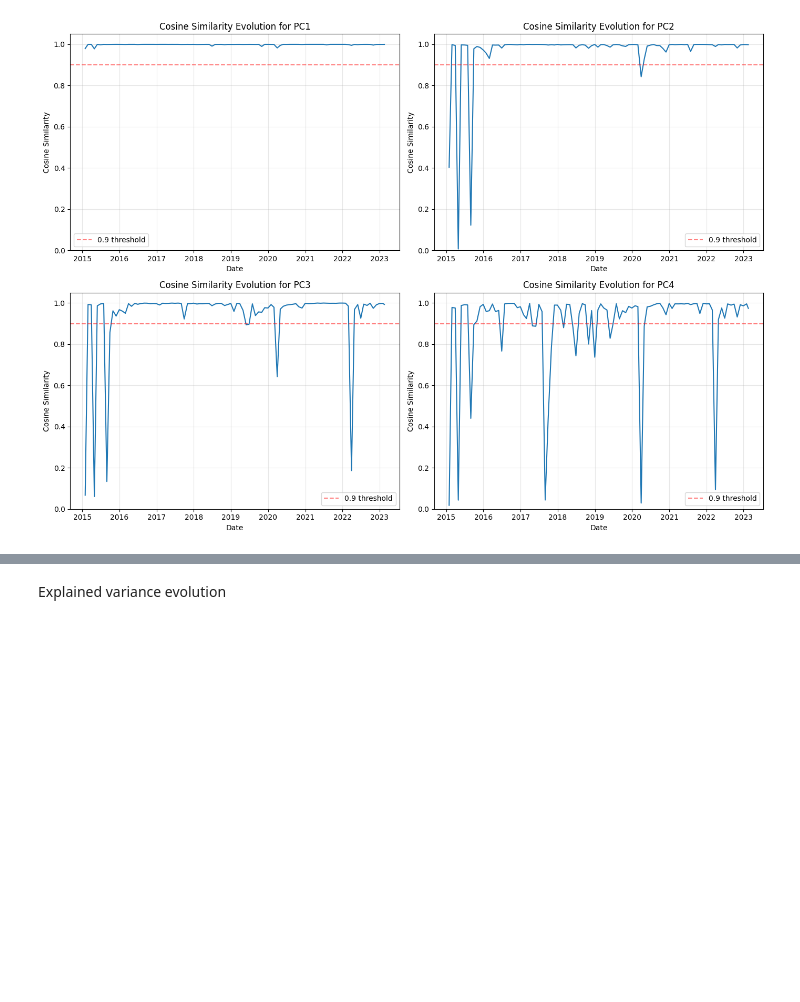
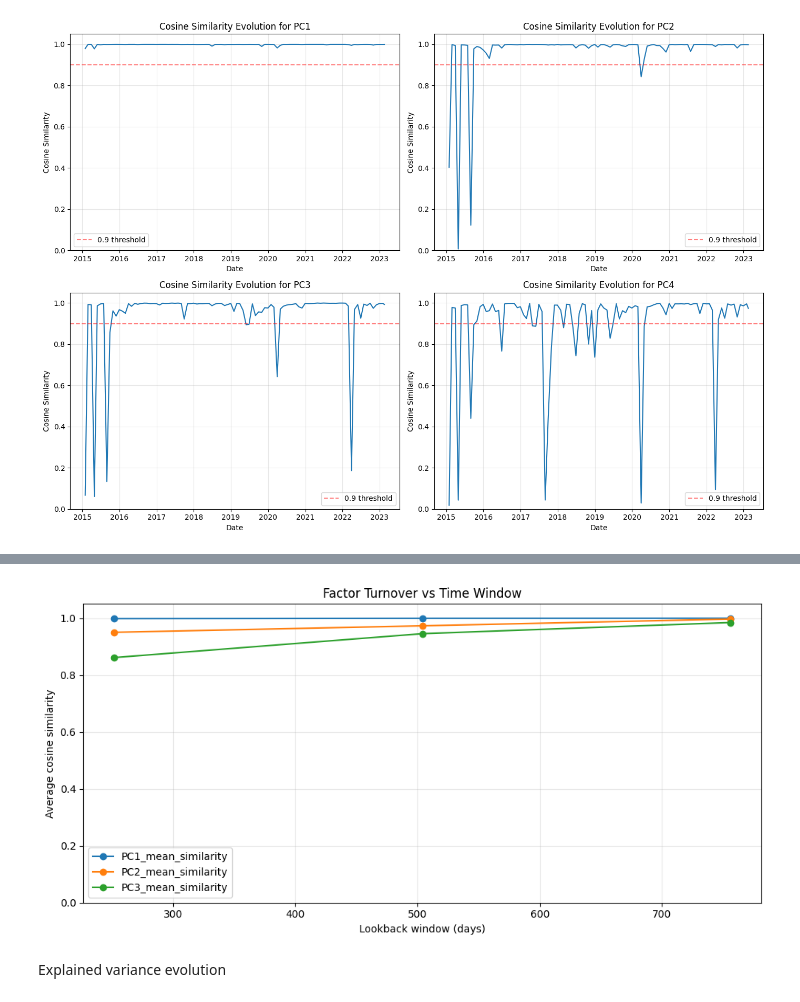
Before and after one commit to FiloCava03/Laboratory_3-, a Jupyter notebook: ex3_notebook.ipynb, the cells around one changed output, grey strips where cells are left out. Saved outputs shown, nothing was run; the diff lists cells and outputs as text; code cells hidden in the pictures; blank space fills up the shorter version.

```diff
--- a/ex3_notebook.ipynb
+++ b/ex3_notebook.ipynb
@@ -787,3 +802,90 @@ plt.tight_layout()
 plt.show()
 # %% [output]
 [figure]
+# %%
+# Turnover vs estimation window (cosine similarity after sign alignment)
+lookback_values = [252, 504, 756]
+turnover_vs_window = {}
+
+for lookback in lookback_values:
+    cosine_distances_lb = {}
+    prev_eig_vecs = None
+
+    for rebalance_date in rebalance_dates:
+        cur_performance = prepare_rolling_estimation_window(
+            returns=performance,
+            rebalance_date=rebalance_date,
+            lookback=lookback,
+            min_coverage=min_coverage,
+        )
+        if cur_performance.shape[0] < lookback or cur_performance.shape[1] == 0:
+            continue
+
+        reb_date = rebalance_date.to_pydatetime().date()
+
+        # PCA on sample covariance
+        sample_cov = cur_performance.cov()
+        _, cur_eig_vecs_np = principal_component_analysis(sample_cov.values)
+
+        cur_eig_vecs = pd.DataFrame(
+            data=cur_eig_vecs_np,
+            index=cur_performance.columns,
+            columns=range(cur_eig_vecs_np.shape[1]),
+        )
+        cur_eig_vecs = align_eigenvectors_to_previous(cur_eig_vecs, prev_eig_vecs)
+
+        # Cosine similarity for first 3 PCs
+        if prev_eig_vecs is not None:
+            common_assets = cur_eig_vecs.index.intersection(prev_eig_vecs.index)
+            components_num = min(
+                len(common_assets),
+                cur_eig_vecs.shape[1],
+                prev_eig_vecs.shape[1],
+                3,
+            )
+
+            pc_values = np.full(3, np.nan)
+
+            if components_num > 0:
+                a = cur_eig_vecs.loc[common_assets].iloc[:, :components_num].values
+                b = prev_eig_vecs.loc[common_assets].iloc[:, :components_num].values
+
+                a_norm = np.linalg.norm(a, axis=0, keepdims=True)
+                b_norm = np.linalg.norm(b, axis=0, keepdims=True)
+                a_norm[a_norm == 0] = 1.0
+                b_norm[b_norm == 0] = 1.0
+
+                a_unit = a / a_norm
+                b_unit = b / b_norm
+
+                pc_values[:components_num] = np.diag(np.abs(a_unit.T @ b_unit))
+
+            cosine_distances_lb[reb_date] = pd.Series(pc_values, index=[0, 1, 2])
+
+        prev_eig_vecs = cur_eig_vecs
+
+    if len(cosine_distances_lb) > 0:
+        cosine_df_lb = pd.DataFrame(cosine_distances_lb).T
+        turnover_vs_window[lookback] = cosine_df_lb.mean()
+
+turnover_vs_window_df = pd.DataFrame(turnover_vs_window).T
+turnover_vs_window_df.columns = [f"PC{i+1}_mean_similarity" for i in turnover_vs_window_df.columns]
+turnover_vs_window_df.index.name = "lookback"
+
+print("Average cosine similarity by lookback window:")
+display(turnover_vs_window_df)
+
+# Optional plot
+plt.figure(figsize=(10, 5))
+for col in turnover_vs_window_df.columns:
+    turnover_vs_window_df[col].plot(marker="o", linewidth=1.5, label=col)
+
+plt.xlabel("Lookback window (days)")
+plt.ylabel("Average cosine similarity")
+plt.title("Factor Turnover vs Time Window")
+plt.ylim(0, 1.05)
+plt.grid(alpha=0.3)
+plt.legend()
+plt.tight_layout()
+plt.show()
+# %% [output]
@@ -790,3 +898,4 @@ plt.show()
+[figure, added]
 # %% [markdown]
 Explained variance evolution
 # %%
```
Also changed, not shown: parts of 2 cells of this notebook.
